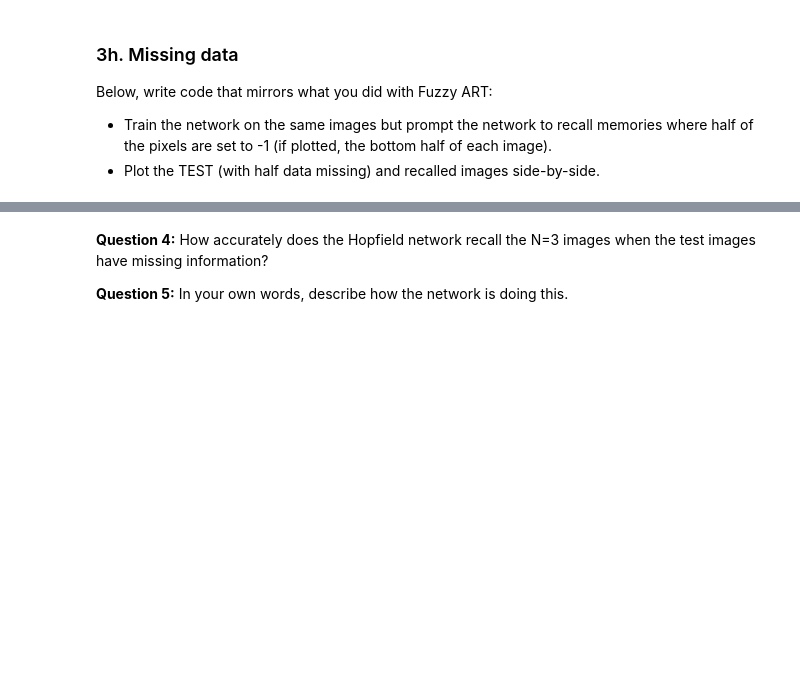
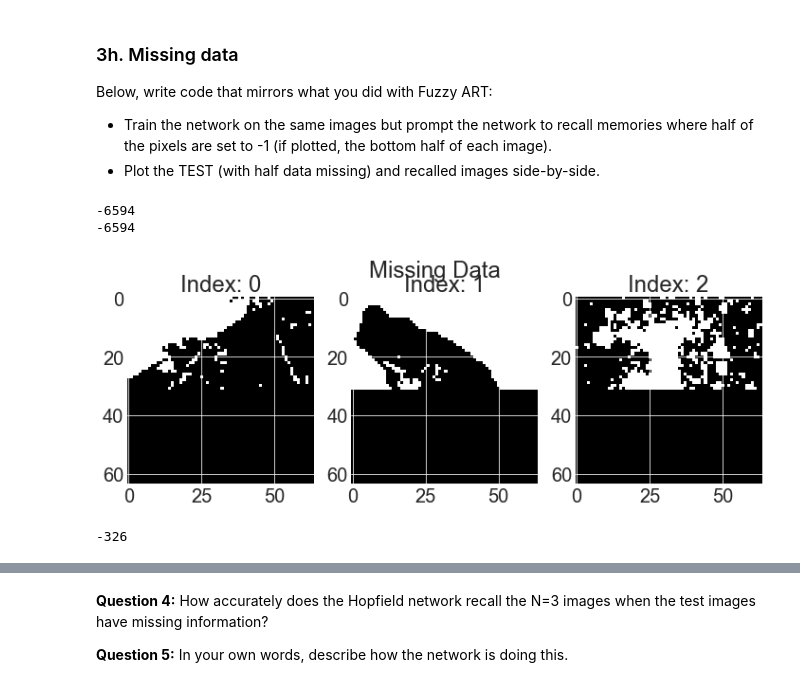
Before and after one commit to ejseal21/Computational-Neuroscience, a Jupyter notebook: Project2/hopfield.ipynb, the cells around one changed output, grey strips where cells are left out. Drawn from its saved outputs; the diff is of its cells as text; code cells hidden in the pictures; blank space fills up the shorter version.

```diff
--- a/Project2/hopfield.ipynb
+++ b/Project2/hopfield.ipynb
@@ -308,12 +301,20 @@ Below, write code that mirrors what you did with Fuzzy ART:
 # %%
 imgs = preprocessing.resize_imgs([img1, img2, img3], 64, 64)
 imgs_pp = preprocessing.img2binaryvectors(imgs)
 net = HopfieldNet(imgs_pp, 64, 64)
 
-miss = imgs_pp
+miss = np.copy(imgs_pp)
 miss[:, 64*32:] = -1
-
+print(np.sum(miss))
 row_plot(preprocessing.vec2img(miss, 64, 64), 'Missing Data')
+print(np.sum(miss))
+# %% [output]
+-6594
+-6594
+[figure, added]
 # %%
-preds = net.predict(miss, update_frac=0.1, verbose=False, show_dynamics=True)
+preds = net.predict(miss, update_frac=0.1, verbose=False, show_dynamics=False)
+print(np.sum(miss))
+# %% [output]
+-326
 # %%
```
Also changed, not shown: parts of 19 cells of this notebook, 1 other file.
